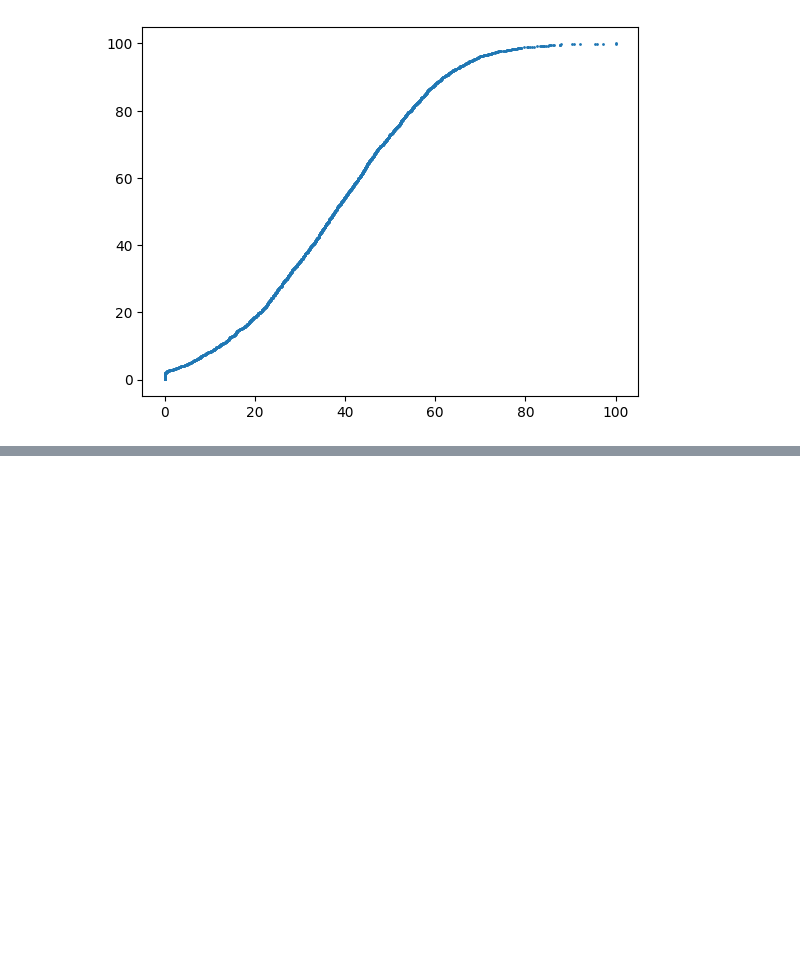
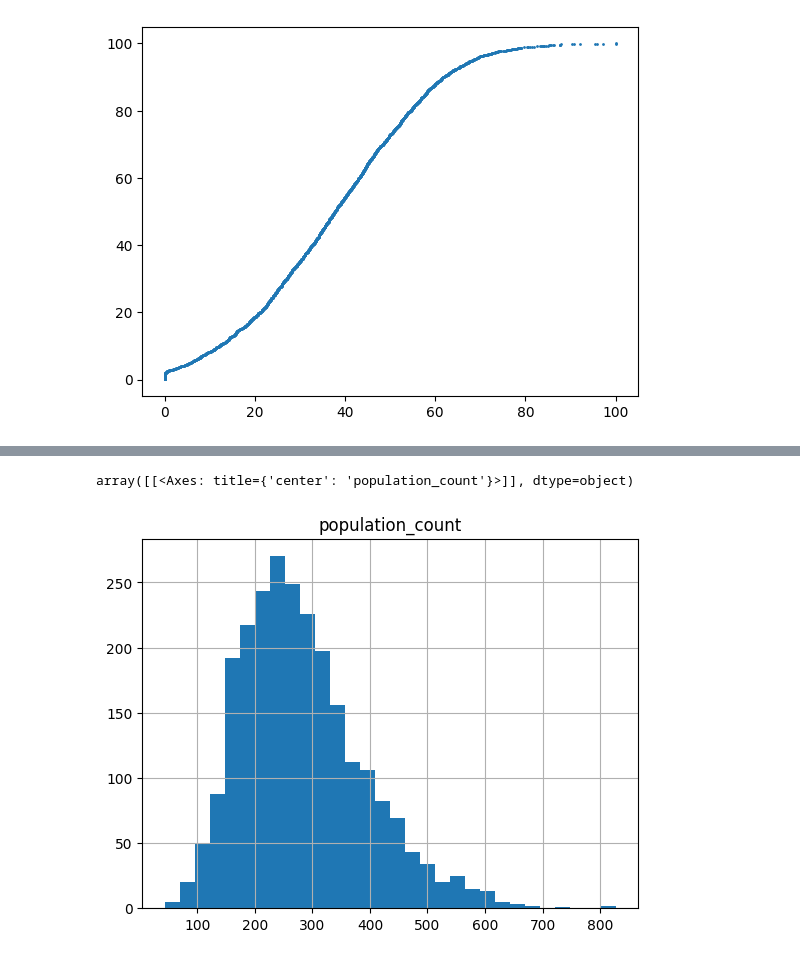
Before and after one commit to mehrrero/madrid_open_data, a Jupyter notebook: text.ipynb, the cells around one changed output, grey strips where cells are left out. Cells and saved outputs as stored; diff of their text form; code cells hidden in the pictures; blank space fills up the shorter version.

```diff
--- a/text.ipynb
+++ b/text.ipynb
@@ -286,0 +328,5 @@ for key, item in dic.items():
+# %%
+data.hist(column='population_count', bins=30)
+# %% [output]
+array([[<Axes: title={'center': 'population_count'}>]], dtype=object)
+[figure, added]
```
Also changed, not shown: parts of 6 cells of this notebook, 1 other file.
